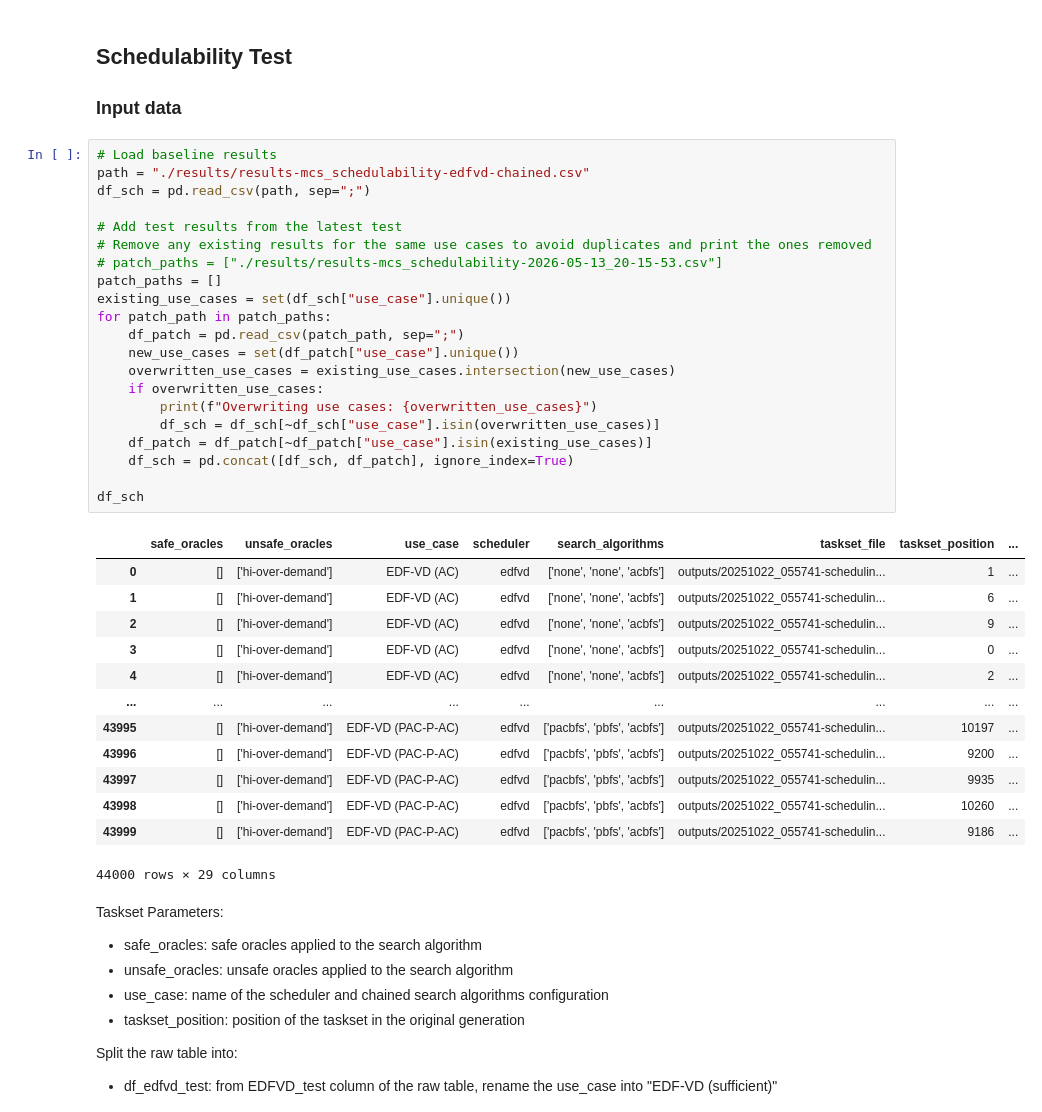
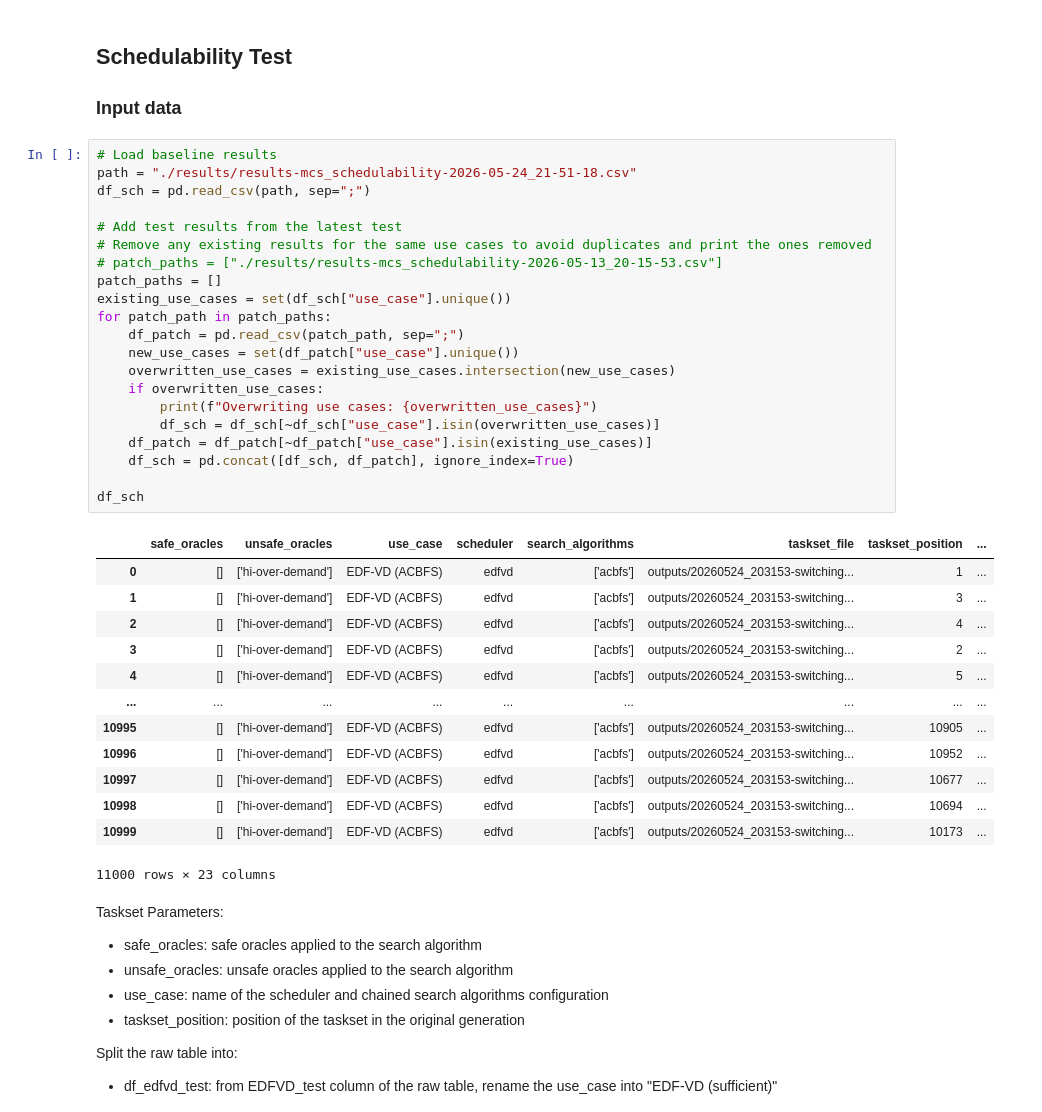
Before and after one commit to Jordan-Sun/mixed-criticality-graph-xp, a Jupyter notebook: notebooks/charts-rtss.ipynb, the cells around one changed output. Cells and saved outputs as stored; diff of their text form.

```diff
--- a/notebooks/charts-rtss.ipynb
+++ b/notebooks/charts-rtss.ipynb
@@ -307,39 +307,39 @@ f.savefig(
 ### Input data
 # %%
 # Load baseline results
-path = "./results/results-mcs_schedulability-edfvd-chained.csv"
+path = "./results/results-mcs_schedulability-2026-05-24_21-51-18.csv"
 df_sch = pd.read_csv(path, sep=";")
 
 # Add test results from the latest test
 # Remove any existing results for the same use cases to avoid duplicates and print the ones removed
 # patch_paths = ["./results/results-mcs_schedulability-2026-05-13_20-15-53.csv"]
 patch_paths = []
 existing_use_cases = set(df_sch["use_case"].unique())
 for patch_path in patch_paths:
     df_patch = pd.read_csv(patch_path, sep=";")
     new_use_cases = set(df_patch["use_case"].unique())
     overwritten_use_cases = existing_use_cases.intersection(new_use_cases)
     if overwritten_use_cases:
         print(f"Overwriting use cases: {overwritten_use_cases}")
         df_sch = df_sch[~df_sch["use_case"].isin(overwritten_use_cases)]
     df_patch = df_patch[~df_patch["use_case"].isin(existing_use_cases)]
     df_sch = pd.concat([df_sch, df_patch], ignore_index=True)
 
 df_sch
 # %% [output]
 |  | safe_oracles | unsafe_oracles | use_case | scheduler | search_algorithms | taskset_file | taskset_position | ... |
-| 0 | [] | ['hi-over-demand'] | EDF-VD (AC) | edfvd | ['none', 'none', 'acbfs'] | outputs/20251022_055741-schedulin... | 1 | ... |
-| 1 | [] | ['hi-over-demand'] | EDF-VD (AC) | edfvd | ['none', 'none', 'acbfs'] | outputs/20251022_055741-schedulin... | 6 | ... |
-| 2 | [] | ['hi-over-demand'] | EDF-VD (AC) | edfvd | ['none', 'none', 'acbfs'] | outputs/20251022_055741-schedulin... | 9 | ... |
-| 3 | [] | ['hi-over-demand'] | EDF-VD (AC) | edfvd | ['none', 'none', 'acbfs'] | outputs/20251022_055741-schedulin... | 0 | ... |
-| 4 | [] | ['hi-over-demand'] | EDF-VD (AC) | edfvd | ['none', 'none', 'acbfs'] | outputs/20251022_055741-schedulin... | 2 | ... |
+| 0 | [] | ['hi-over-demand'] | EDF-VD (ACBFS) | edfvd | ['acbfs'] | outputs/20260524_203153-switching... | 1 | ... |
+| 1 | [] | ['hi-over-demand'] | EDF-VD (ACBFS) | edfvd | ['acbfs'] | outputs/20260524_203153-switching... | 3 | ... |
+| 2 | [] | ['hi-over-demand'] | EDF-VD (ACBFS) | edfvd | ['acbfs'] | outputs/20260524_203153-switching... | 4 | ... |
+| 3 | [] | ['hi-over-demand'] | EDF-VD (ACBFS) | edfvd | ['acbfs'] | outputs/20260524_203153-switching... | 2 | ... |
+| 4 | [] | ['hi-over-demand'] | EDF-VD (ACBFS) | edfvd | ['acbfs'] | outputs/20260524_203153-switching... | 5 | ... |
 | ... | ... | ... | ... | ... | ... | ... | ... | ... |
-| 43995 | [] | ['hi-over-demand'] | EDF-VD (PAC-P-AC) | edfvd | ['pacbfs', 'pbfs', 'acbfs'] | outputs/20251022_055741-schedulin... | 10197 | ... |
-| 43996 | [] | ['hi-over-demand'] | EDF-VD (PAC-P-AC) | edfvd | ['pacbfs', 'pbfs', 'acbfs'] | outputs/20251022_055741-schedulin... | 9200 | ... |
-| 43997 | [] | ['hi-over-demand'] | EDF-VD (PAC-P-AC) | edfvd | ['pacbfs', 'pbfs', 'acbfs'] | outputs/20251022_055741-schedulin... | 9935 | ... |
-| 43998 | [] | ['hi-over-demand'] | EDF-VD (PAC-P-AC) | edfvd | ['pacbfs', 'pbfs', 'acbfs'] | outputs/20251022_055741-schedulin... | 10260 | ... |
-| 43999 | [] | ['hi-over-demand'] | EDF-VD (PAC-P-AC) | edfvd | ['pacbfs', 'pbfs', 'acbfs'] | outputs/20251022_055741-schedulin... | 9186 | ... |
+| 10995 | [] | ['hi-over-demand'] | EDF-VD (ACBFS) | edfvd | ['acbfs'] | outputs/20260524_203153-switching... | 10905 | ... |
+| 10996 | [] | ['hi-over-demand'] | EDF-VD (ACBFS) | edfvd | ['acbfs'] | outputs/20260524_203153-switching... | 10952 | ... |
+| 10997 | [] | ['hi-over-demand'] | EDF-VD (ACBFS) | edfvd | ['acbfs'] | outputs/20260524_203153-switching... | 10677 | ... |
+| 10998 | [] | ['hi-over-demand'] | EDF-VD (ACBFS) | edfvd | ['acbfs'] | outputs/20260524_203153-switching... | 10694 | ... |
+| 10999 | [] | ['hi-over-demand'] | EDF-VD (ACBFS) | edfvd | ['acbfs'] | outputs/20260524_203153-switching... | 10173 | ... |
-44000 rows × 29 columns
+11000 rows × 23 columns
 # %% [markdown]
 Taskset Parameters:
 - safe_oracles: safe oracles applied to the search algorithm
```
Also changed, not shown: parts of 11 cells of this notebook, 13 other files.
